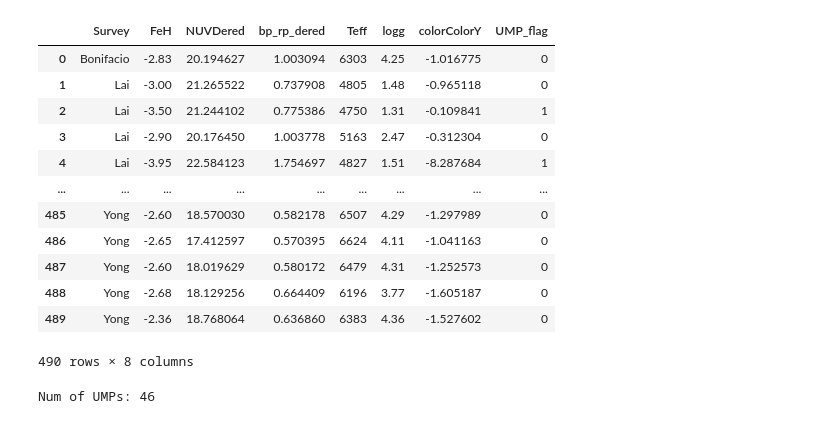
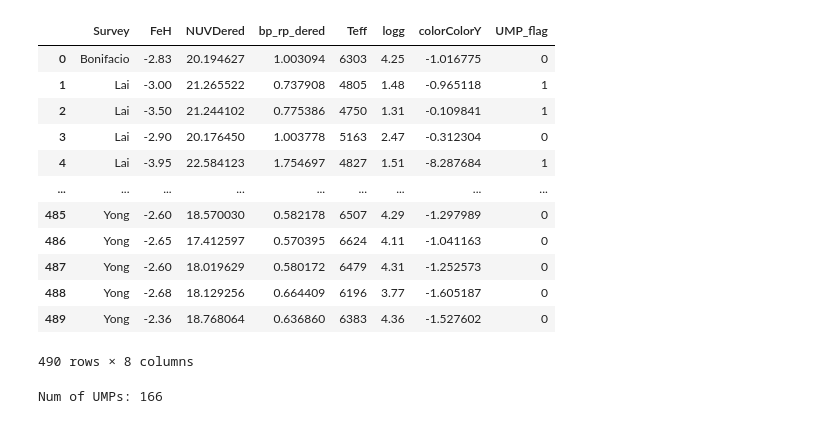
Before and after one commit to Fderick/UMPredict, a Jupyter notebook: UMPredict/UMP_Example.ipynb, the cells around one changed output. Saved outputs shown, nothing was run; the diff lists cells and outputs as text; code cells hidden in the pictures.

```diff
--- a/UMPredict/UMP_Example.ipynb
+++ b/UMPredict/UMP_Example.ipynb
@@ -6,24 +6,22 @@ import numpy as np
 import matplotlib.pyplot as plt
 import os
 # %%
-
-
-data = u.extract_data(UMP_threshold=-3.5)
+data = u.extract_data(UMP_threshold=-3.)
 
 display(data)
 
-features_and_label = ['Teff', 'NUVDered','logg','bp_rp_dered','UMP_flag']
-#features_and_label = ['Teff','logg', 'bp_rp_dered', 'colorColorY','UMP_flag']
+#features_and_label = ['Teff', 'NUVDered','logg','bp_rp_dered','UMP_flag']
+features_and_label = ['Teff','logg', 'bp_rp_dered', 'colorColorY','UMP_flag']
 selected_data = data[features_and_label].copy()
 
 #remove all rows where logg is Nan
 #selected_data = selected_data.dropna(subset=['logg'])
 
 print(f"Num of UMPs: {len(selected_data[selected_data['UMP_flag']==1])}")
 # %% [output]
 |  | Survey | FeH | NUVDered | bp_rp_dered | Teff | logg | colorColorY | UMP_flag |
 | 0 | Bonifacio | -2.83 | 20.194627 | 1.003094 | 6303 | 4.25 | -1.016775 | 0 |
-| 1 | Lai | -3.00 | 21.265522 | 0.737908 | 4805 | 1.48 | -0.965118 | 0 |
+| 1 | Lai | -3.00 | 21.265522 | 0.737908 | 4805 | 1.48 | -0.965118 | 1 |
 | 2 | Lai | -3.50 | 21.244102 | 0.775386 | 4750 | 1.31 | -0.109841 | 1 |
 | 3 | Lai | -2.90 | 20.176450 | 1.003778 | 5163 | 2.47 | -0.312304 | 0 |
 | 4 | Lai | -3.95 | 22.584123 | 1.754697 | 4827 | 1.51 | -8.287684 | 1 |
@@ -34,7 +32,7 @@ print(f"Num of UMPs: {len(selected_data[selected_data['UMP_flag']==1])}")
 | 488 | Yong | -2.68 | 18.129256 | 0.664409 | 6196 | 3.77 | -1.605187 | 0 |
 | 489 | Yong | -2.36 | 18.768064 | 0.636860 | 6383 | 4.36 | -1.527602 | 0 |
 490 rows × 8 columns
-Num of UMPs: 46
+Num of UMPs: 166
 # %%
 from sklearn.model_selection import train_test_split
 from sklearn.preprocessing import StandardScaler
```
Also changed, not shown: parts of 15 cells of this notebook.
